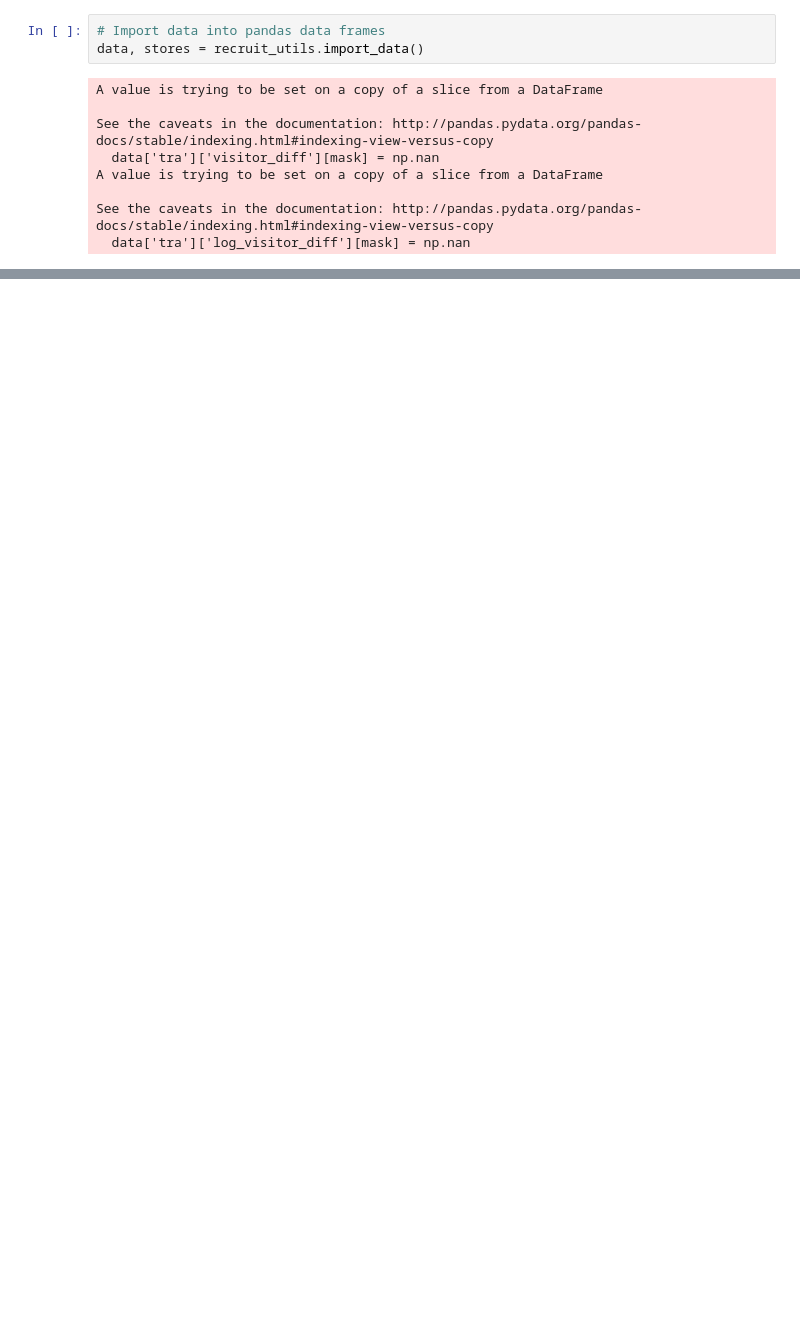
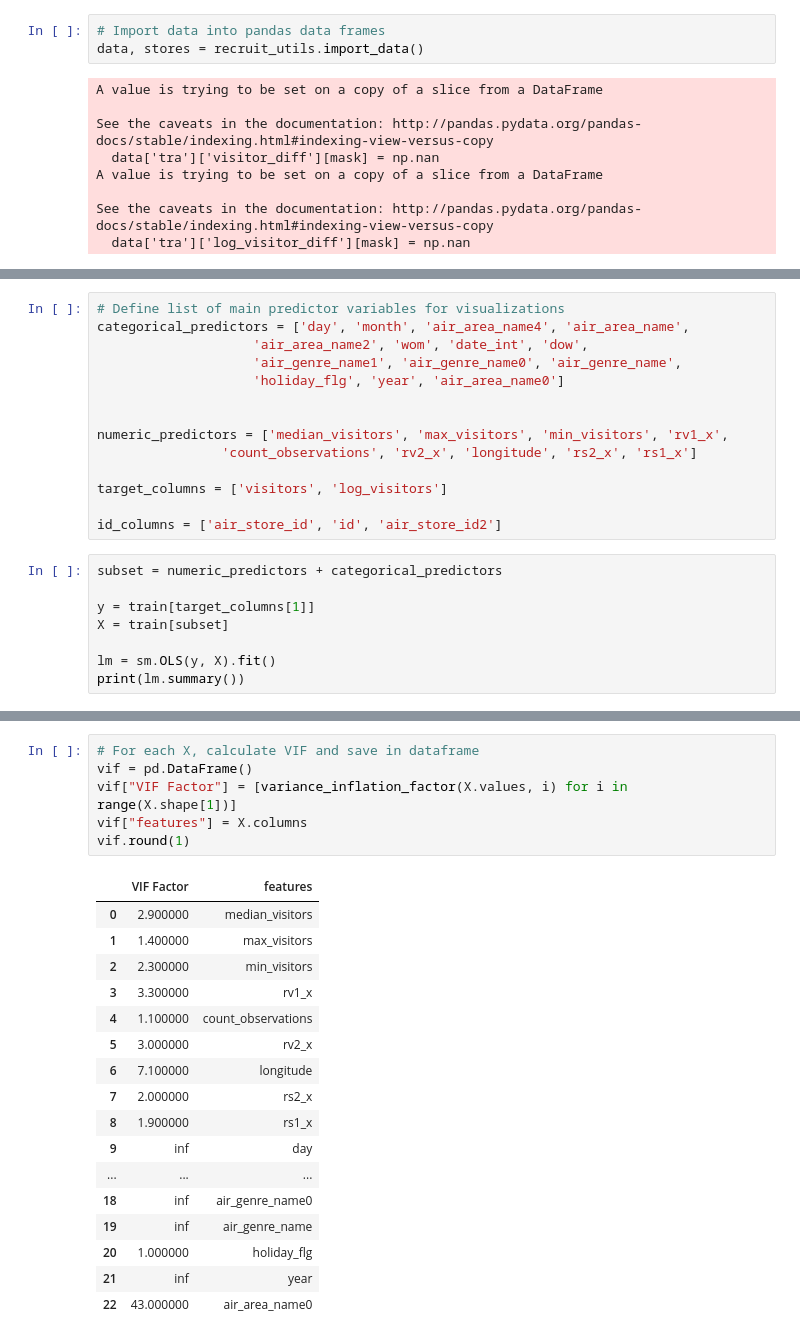
Before and after one commit to lamesen/RecruitRestaurantVisitorForecasting, a Jupyter notebook: PredictiveModeling.ipynb, the cells around one changed output, grey strips where cells are left out. Cells and saved outputs as stored; diff of their text form; blank space fills up the shorter version.

```diff
--- a/PredictiveModeling.ipynb
+++ b/PredictiveModeling.ipynb
@@ -22,0 +34,22 @@ train.shape
+# %%
+# Define list of main predictor variables for visualizations
+categorical_predictors = ['day', 'month', 'air_area_name4', 'air_area_name',
+                    'air_area_name2', 'wom', 'date_int', 'dow',
+                    'air_genre_name1', 'air_genre_name0', 'air_genre_name',
+                    'holiday_flg', 'year', 'air_area_name0']
+
+
+numeric_predictors = ['median_visitors', 'max_visitors', 'min_visitors', 'rv1_x',
+                'count_observations', 'rv2_x', 'longitude', 'rs2_x', 'rs1_x']
+
+target_columns = ['visitors', 'log_visitors']
+
+id_columns = ['air_store_id', 'id', 'air_store_id2']
+# %%
+subset = numeric_predictors + categorical_predictors
+
+y = train[target_columns[1]]
+X = train[subset]
+
+lm = sm.OLS(y, X).fit()
+print(lm.summary())
@@ -22,0 +74,24 @@ train.shape
+# %%
+# For each X, calculate VIF and save in dataframe
+vif = pd.DataFrame()
+vif["VIF Factor"] = [variance_inflation_factor(X.values, i) for i in range(X.shape[1])]
+vif["features"] = X.columns
+vif.round(1)
+# %% [output]
+|  | VIF Factor | features |
+| 0 | 2.900000 | median_visitors |
+| 1 | 1.400000 | max_visitors |
+| 2 | 2.300000 | min_visitors |
+| 3 | 3.300000 | rv1_x |
+| 4 | 1.100000 | count_observations |
+| 5 | 3.000000 | rv2_x |
+| 6 | 7.100000 | longitude |
+| 7 | 2.000000 | rs2_x |
+| 8 | 1.900000 | rs1_x |
+| 9 | inf | day |
+| ... | ... | ... |
+| 18 | inf | air_genre_name0 |
+| 19 | inf | air_genre_name |
+| 20 | 1.000000 | holiday_flg |
+| 21 | inf | year |
+| 22 | 43.000000 | air_area_name0 |
```
Also changed, not shown: parts of 21 cells of this notebook, 3 other files.
